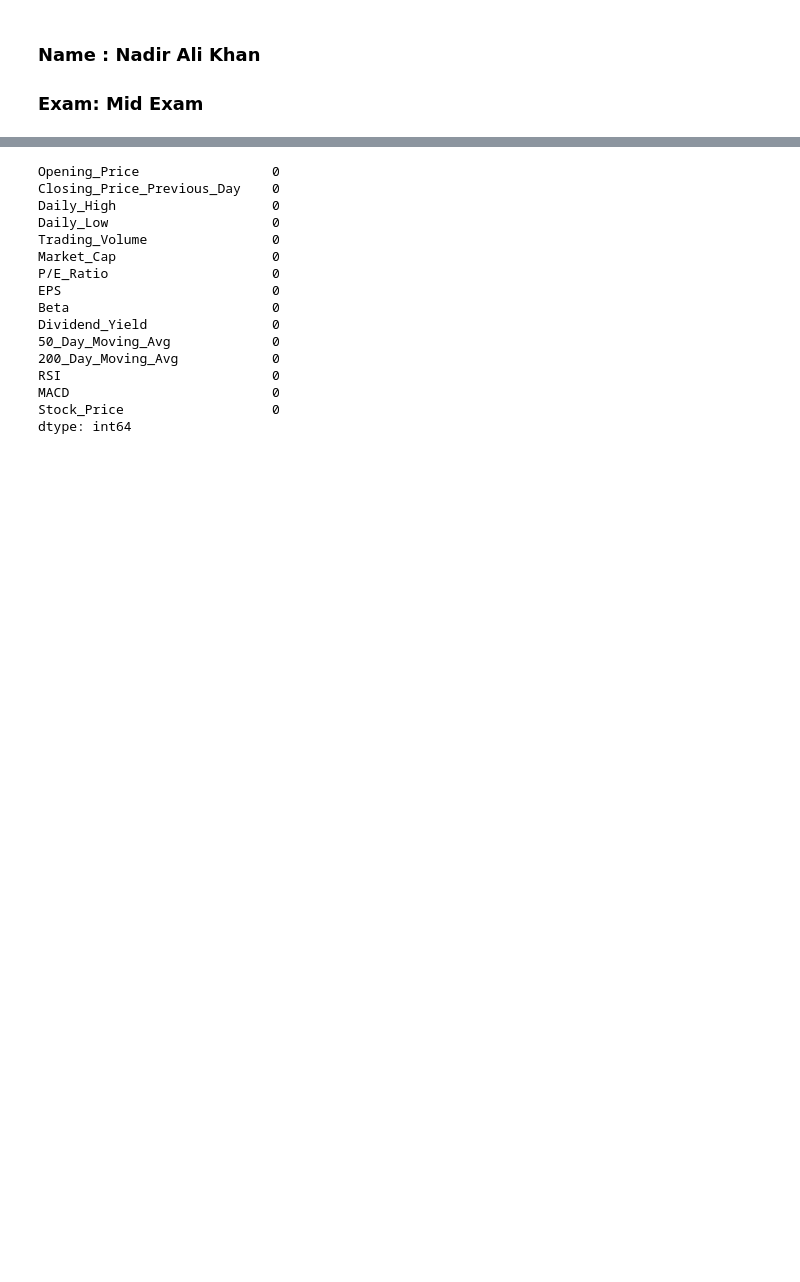
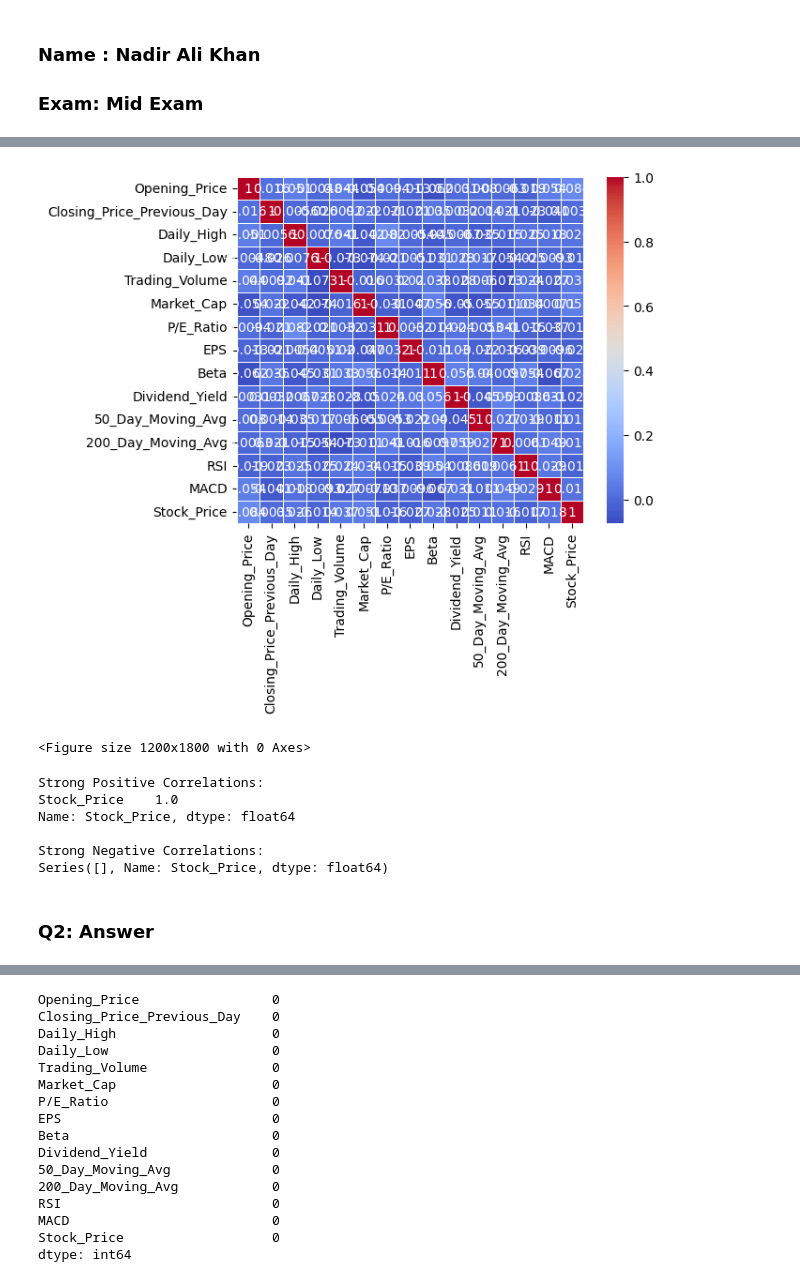
Before and after one commit to NadirAliOfficial/Data-Science-Course-IBA, a Jupyter notebook: assignments/MidExam_NadirAliKhan.ipynb, the cells around one changed output, grey strips where cells are left out. Saved outputs shown, nothing was run; the diff lists cells and outputs as text; code cells hidden in the pictures; blank space fills up the shorter version.

```diff
--- a/assignments/MidExam_NadirAliKhan.ipynb
+++ b/assignments/MidExam_NadirAliKhan.ipynb
@@ -50,0 +52,44 @@ memory usage: 82.2 KB
+# %%
+import pandas as pd
+import seaborn as sns
+import matplotlib.pyplot as plt
+
+# Filling missing values
+df.fillna(df.median(), inplace=True)
+
+# Calculating the correlation matrix
+correlation_matrix = df.corr()
+
+# Visualizing the heatmap
+sns.heatmap(correlation_matrix, annot=True, cmap='coolwarm', square=True, linewidths=0.5)
+plt.figure(figsize=(12, 18))
+plt.show()
+
+# Strong positive and negative correlations with 'Stock_Price'
+stock_corr = correlation_matrix["Stock_Price"].sort_values(ascending=False)
+
+# Define thresholds
+positive_threshold = 0.5
+negative_threshold = -0.5
+
+# Filter strong positive and negative correlations
+strong_positive = stock_corr[stock_corr > positive_threshold]
+strong_negative = stock_corr[stock_corr < negative_threshold]
+
+# Printing results
+print("Strong Positive Correlations:")
+print(strong_positive)
+
+print("\nStrong Negative Correlations:")
+print(strong_negative)
+# %% [output]
+[figure, added]
+<Figure size 1200x1800 with 0 Axes>
+Strong Positive Correlations:
+Stock_Price    1.0
+Name: Stock_Price, dtype: float64
+
+Strong Negative Correlations:
+Series([], Name: Stock_Price, dtype: float64)
+# %% [markdown]
+### Q2: Answer
```
Also changed, not shown: parts of 16 cells of this notebook, 11 other files.
